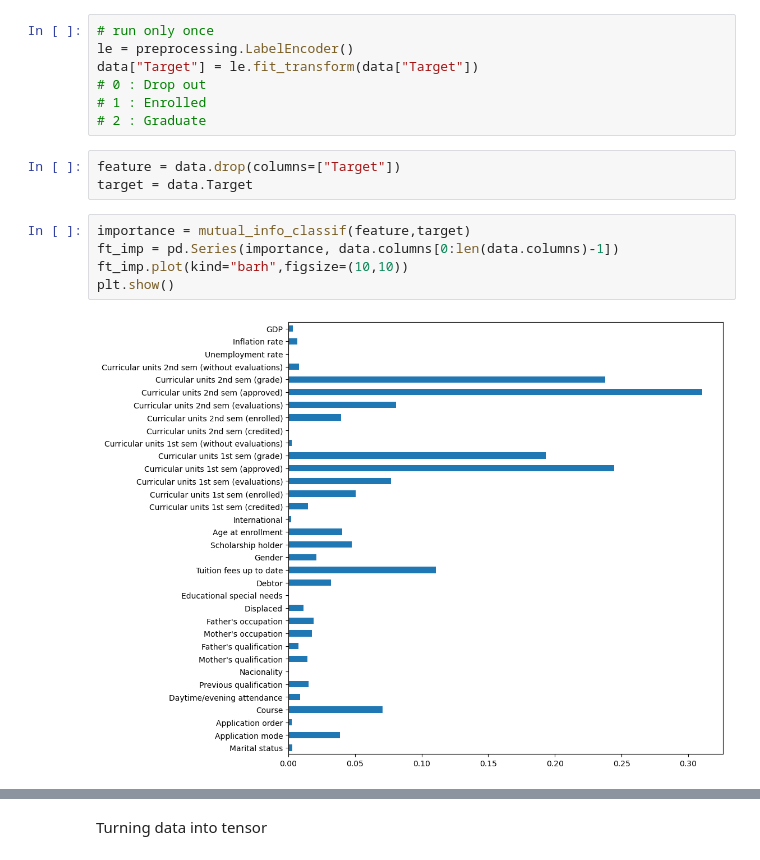
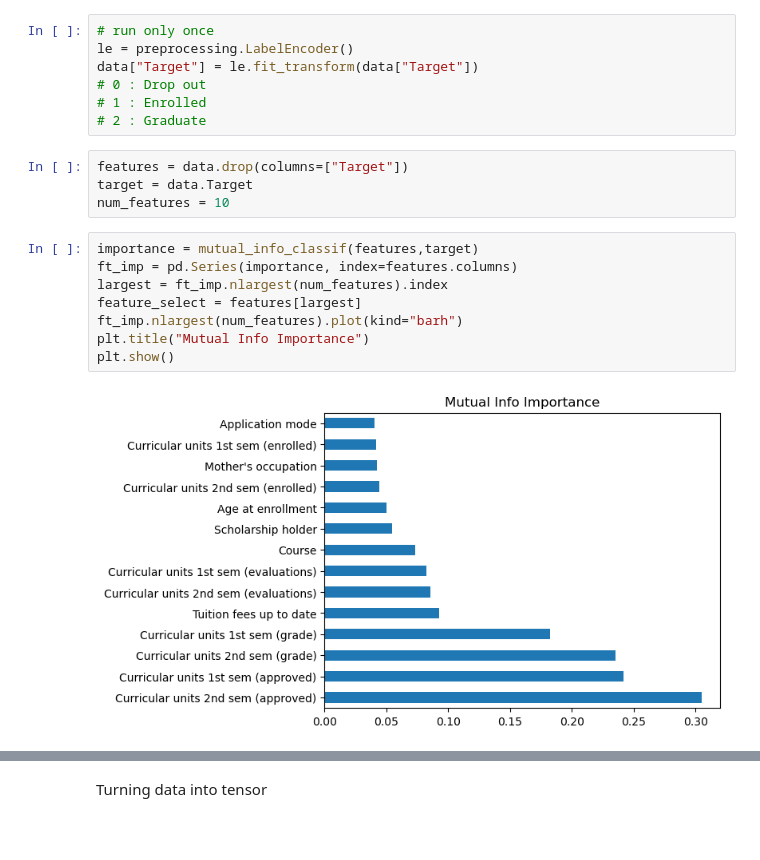
Before and after one commit to nathanchenseanwalter/ml_courses, a Jupyter notebook: dropout_risk/FinalProject.ipynb, the cells around one changed output, grey strips where cells are left out. Saved outputs shown, nothing was run; the diff lists cells and outputs as text; blank space fills up the shorter version.

```diff
--- a/dropout_risk/FinalProject.ipynb
+++ b/dropout_risk/FinalProject.ipynb
@@ -38,12 +39,16 @@ data["Target"] = le.fit_transform(data["Target"])
 # 1 : Enrolled
 # 2 : Graduate
 # %%
-feature = data.drop(columns=["Target"])
+features = data.drop(columns=["Target"])
 target = data.Target
+num_features = 10
 # %%
-importance = mutual_info_classif(feature,target)
-ft_imp = pd.Series(importance, data.columns[0:len(data.columns)-1])
-ft_imp.plot(kind="barh",figsize=(10,10))
+importance = mutual_info_classif(features,target)
+ft_imp = pd.Series(importance, index=features.columns)
+largest = ft_imp.nlargest(num_features).index
+feature_select = features[largest]
+ft_imp.nlargest(num_features).plot(kind="barh")
+plt.title("Mutual Info Importance")
 plt.show()
 # %% [output]
-[figure, old version]
+[figure, new version]
```
Also changed, not shown: parts of 33 cells of this notebook.
